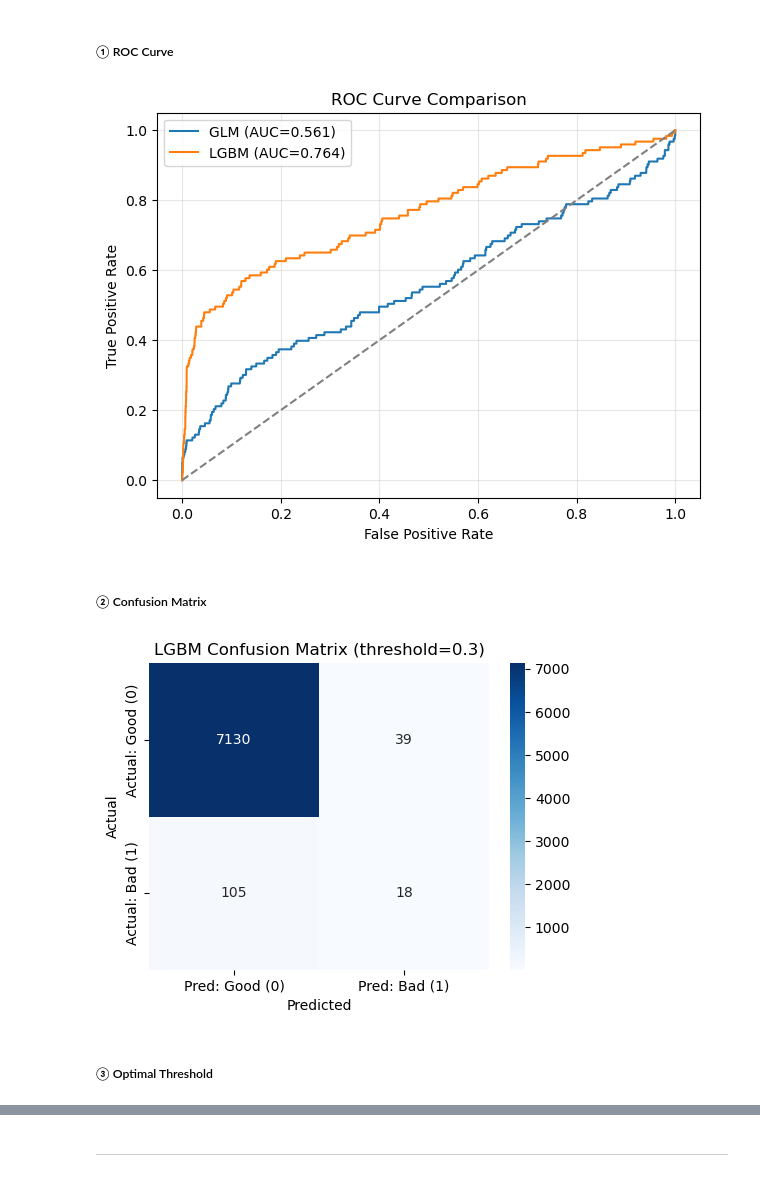
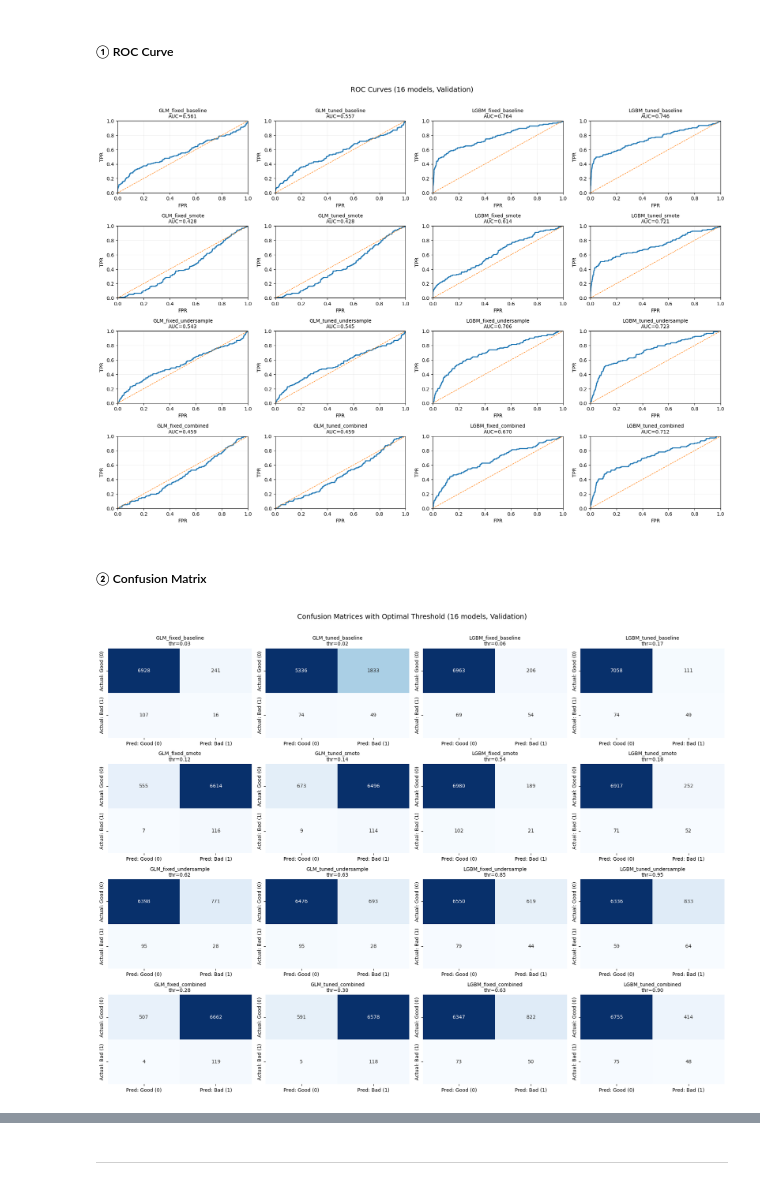
Before and after one commit to IvoryCccn/D100-D400-Project, a Jupyter notebook: notebooks/run_pipeline.ipynb, the cells around one changed output, grey strips where cells are left out. Drawn from its saved outputs; the diff is of its cells as text; code cells hidden in the pictures.

Commit message:
temporary 3: finish all but still need improvement (model tuning)

```diff
--- a/notebooks/run_pipeline.ipynb
+++ b/notebooks/run_pipeline.ipynb
@@ -189,8 +191,17 @@ from CreditCardApproval.model_training import split_data
 
 X_train, X_val, y_train, y_val = split_data(X, y)
 # %%
-from CreditCardApproval.model_training import train_glm
+from CreditCardApproval.model_training import train_glm, train_lgbm, run_training_all_sampling
 
-glm_model, glm_auc = train_glm(X_train, y_train, X_val, y_val)
-glm_auc
+# GLM: baseline + 3 sampling
+glm_models_fixed, glm_train_auc_table = run_training_all_sampling(
+    "glm", X_train, y_train, X_val, y_val
+)
+
+# LGBM: baseline + 3 sampling
+lgbm_models_fixed, lgbm_train_auc_table = run_training_all_sampling(
+    "lgbm", X_train, y_train, X_val, y_val
+)
+
+pd.concat([glm_train_auc_table, lgbm_train_auc_table], axis=0).reset_index(drop=True)
 # %% [output]
@@ -283,0 +240,14 @@ pd.DataFrame(
+# %%
+from CreditCardApproval.tuning import run_tuning_all_sampling
+
+# GLM tuning: baseline + 3 sampling
+glm_models_tuned, glm_tuned_auc_table = run_tuning_all_sampling(
+    "glm", X_train, y_train, X_val, y_val, cv_splits=5
+)
+
+# LGBM tuning: baseline + 3 sampling
+lgbm_models_tuned, lgbm_tuned_auc_table = run_tuning_all_sampling(
+    "lgbm", X_train, y_train, X_val, y_val, cv_splits=5
+)
+
+pd.concat([glm_tuned_auc_table, lgbm_tuned_auc_table], axis=0).reset_index(drop=True)
@@ -315,31 +435,27 @@ summary
 # %% [markdown]
 ##### ① ROC Curve
 # %%
-from CreditCardApproval.evaluation import plot_roc_curves
+from CreditCardApproval.evaluation import plot_roc_curves_grid
 
-plot_roc_curves(
-    models={
-        "GLM": glm_model,
-        "LGBM": lgbm_model,
-    },
-    X=X_val,
-    y=y_val,
+plot_roc_curves_grid(
+    models=models_16, X=X_val, y=y_val,
+    title="ROC Curves (16 models, Validation)",
+    save_name="16_ROC_Curves",
+    ncols=4
 )
 # %% [output]
-[figure, old version]
+[figure, new version]
 # %% [markdown]
 ##### ② Confusion Matrix
 # %%
-from CreditCardApproval.evaluation import plot_confusion_matrix
+from CreditCardApproval.evaluation import plot_confusion_matrices_grid
 
-plot_confusion_matrix(
-    lgbm_model,
-    X_val,
-    y_val,
-    threshold=0.3,
-    title="LGBM Confusion Matrix (threshold=0.3)",
+plot_confusion_matrices_grid(
+    models=models_16, X=X_val, y=y_val,
+    thresholds=optimal_thresholds_16,
+    title="Confusion Matrices with Optimal Threshold (16 models, Validation)",
+    save_name="16_Confusion_Matrices",
+    ncols=4
 )
 # %% [output]
-[figure, old version]
+[figure, new version]
-# %% [markdown]
-##### ③ Optimal Threshold
```
Also changed, not shown: parts of 34 cells of this notebook, 12 other files.
